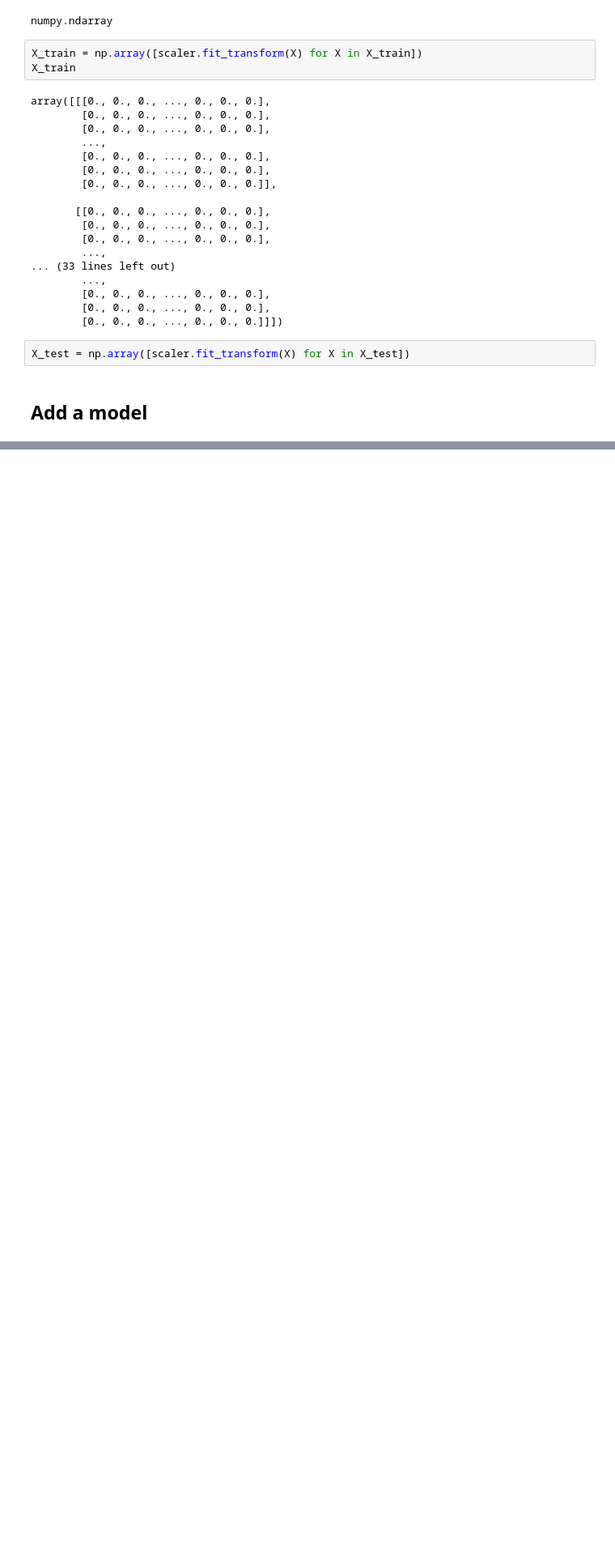
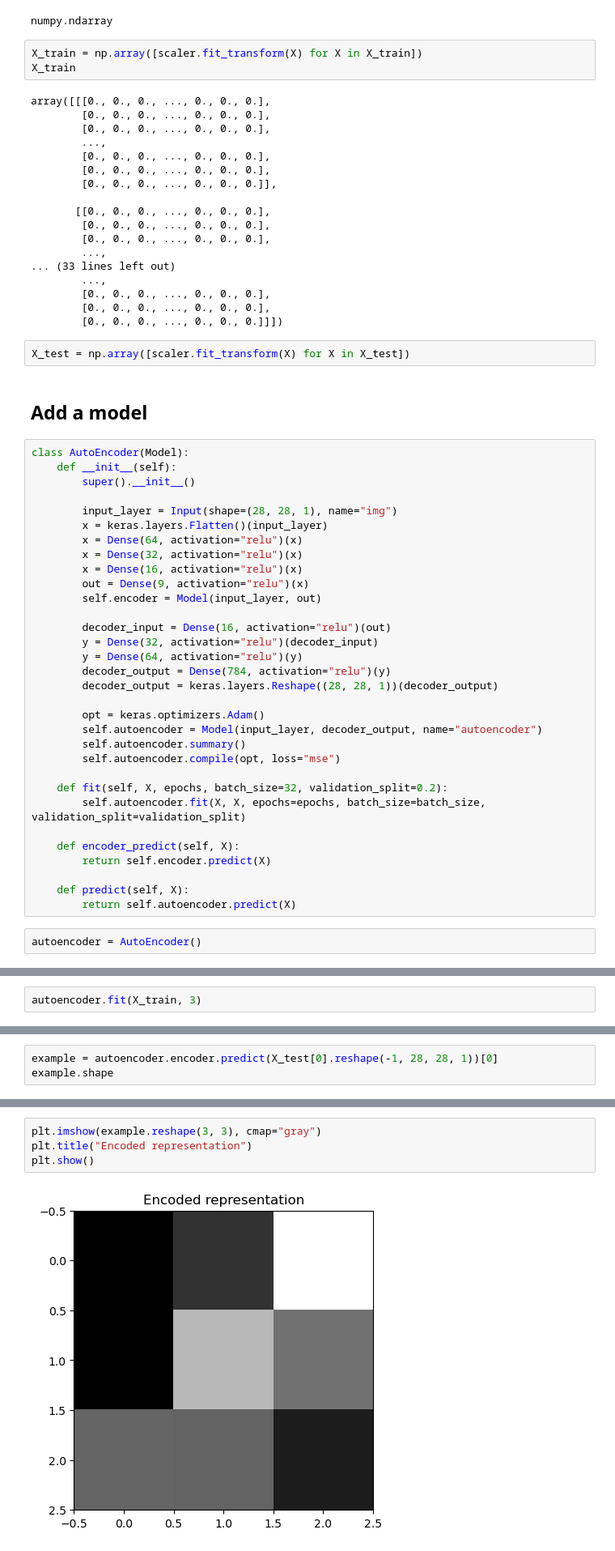
Before and after one commit to edgarWolf/deep-learning-playground, a Jupyter notebook: autoencoders.ipynb, the cells around one changed output, grey strips where cells are left out. Shown at 81% size. Cells and saved outputs as stored; diff of their text form; blank space fills up the shorter version.

Commit message:
Add furtther work on autoencoder.

```diff
--- a/autoencoders.ipynb
+++ b/autoencoders.ipynb
@@ -93,3 +94,37 @@ array([[[0., 0., 0., ..., 0., 0., 0.],
 X_test = np.array([scaler.fit_transform(X) for X in X_test])
 # %% [markdown]
 ## Add a model
+# %%
+class AutoEncoder(Model):
+    def __init__(self):
+        super().__init__()
+
+        input_layer = Input(shape=(28, 28, 1), name="img")
+        x = keras.layers.Flatten()(input_layer)
+        x = Dense(64, activation="relu")(x)
+        x = Dense(32, activation="relu")(x)
+        x = Dense(16, activation="relu")(x)
+        out = Dense(9, activation="relu")(x)
+        self.encoder = Model(input_layer, out)
+
+        decoder_input = Dense(16, activation="relu")(out)
+        y = Dense(32, activation="relu")(decoder_input)
+        y = Dense(64, activation="relu")(y)
+        decoder_output = Dense(784, activation="relu")(y)
+        decoder_output = keras.layers.Reshape((28, 28, 1))(decoder_output)
+
+        opt = keras.optimizers.Adam()
+        self.autoencoder = Model(input_layer, decoder_output, name="autoencoder")
+        self.autoencoder.summary()
+        self.autoencoder.compile(opt, loss="mse")
+
+    def fit(self, X, epochs, batch_size=32, validation_split=0.2):
+        self.autoencoder.fit(X, X, epochs=epochs, batch_size=batch_size, validation_split=validation_split)
+
+    def encoder_predict(self, X):
+        return self.encoder.predict(X)
+
+    def predict(self, X):
+        return self.autoencoder.predict(X)
+# %%
+autoencoder = AutoEncoder()
@@ -95,0 +149,2 @@ X_test = np.array([scaler.fit_transform(X) for X in X_test])
+# %%
+autoencoder.fit(X_train, 3)
@@ -95,0 +160,3 @@ X_test = np.array([scaler.fit_transform(X) for X in X_test])
+# %%
+example = autoencoder.encoder.predict(X_test[0].reshape(-1, 28, 28, 1))[0]
+example.shape
@@ -95,0 +167,6 @@ X_test = np.array([scaler.fit_transform(X) for X in X_test])
+# %%
+plt.imshow(example.reshape(3, 3), cmap="gray")
+plt.title("Encoded representation")
+plt.show()
+# %% [output]
+[figure, added]
```
Also changed, not shown: parts of 8 cells of this notebook.
